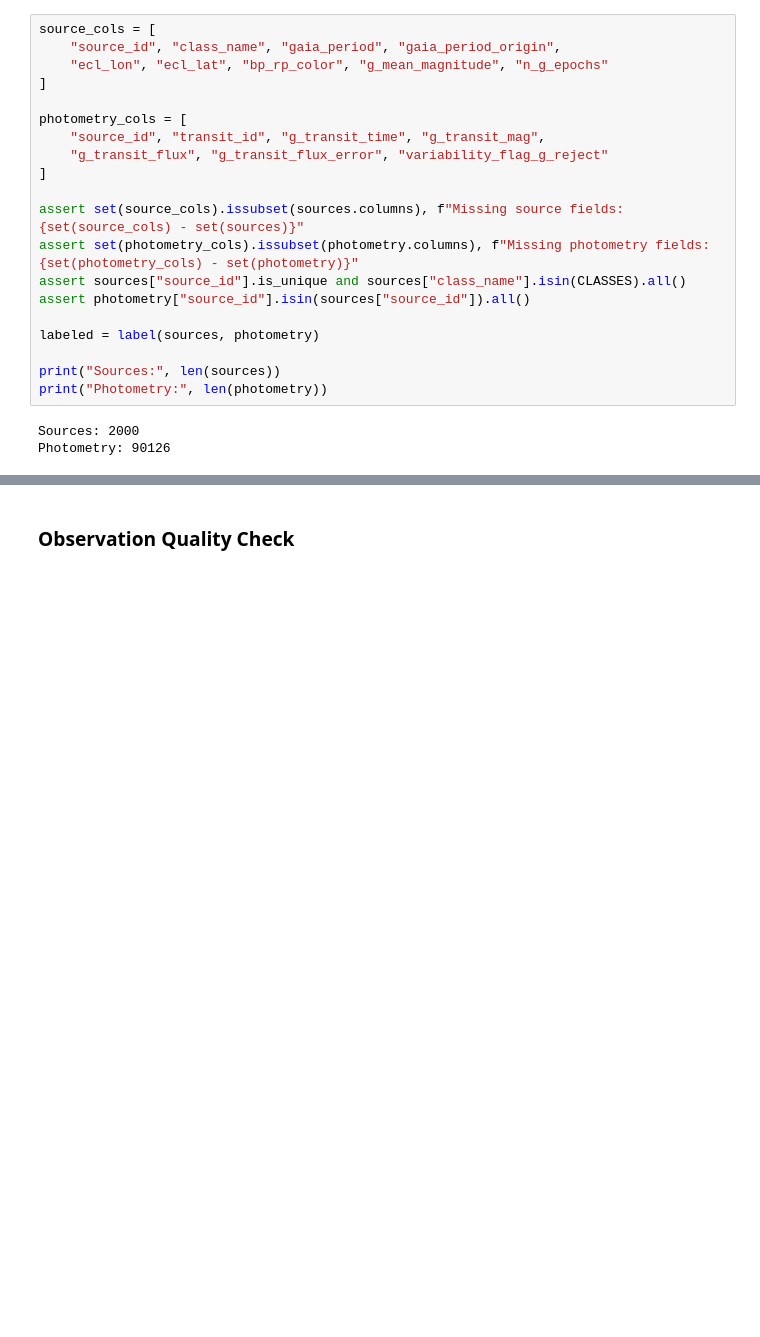
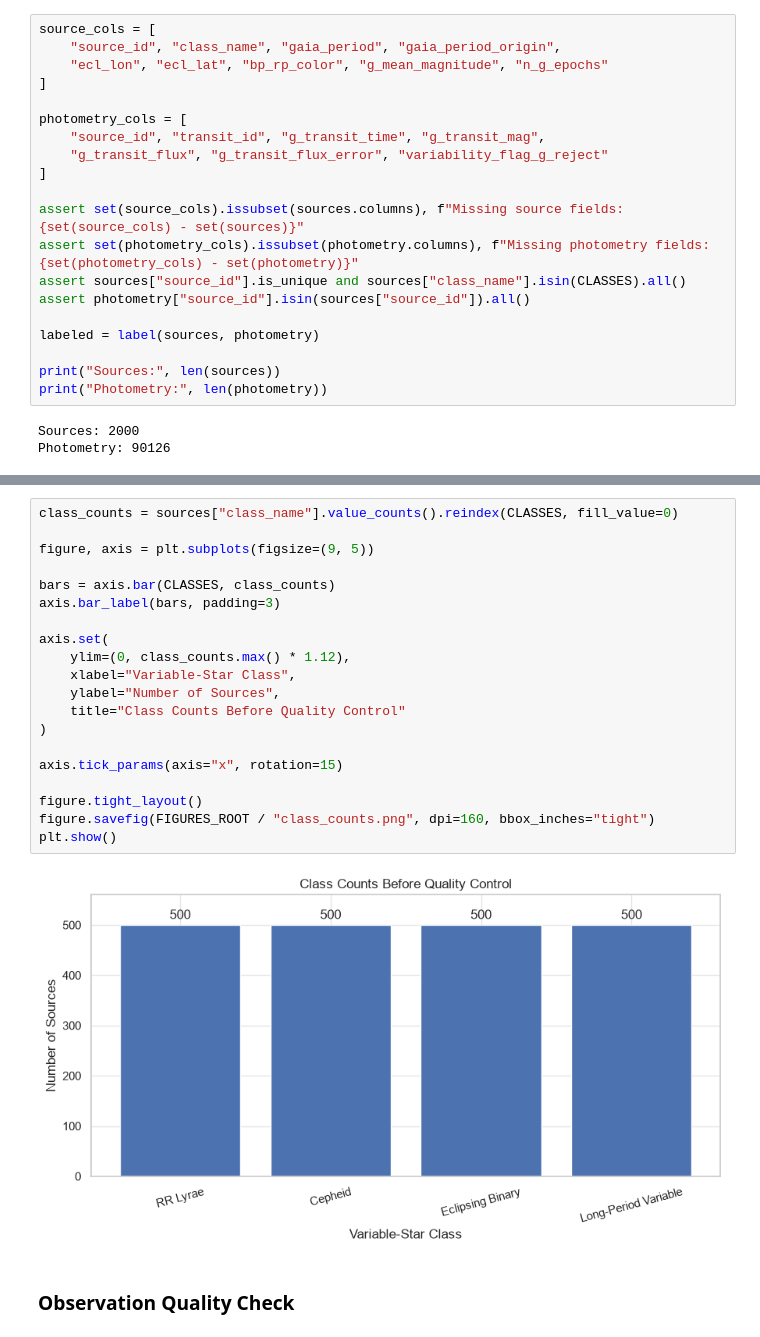
Before and after one commit to sumaitate/gaia-varstars, a Jupyter notebook: notebooks/01_gaia_eda.ipynb, the cells around one changed output, grey strips where cells are left out. Cells and saved outputs as stored; diff of their text form; blank space fills up the shorter version.

```diff
--- a/notebooks/01_gaia_eda.ipynb
+++ b/notebooks/01_gaia_eda.ipynb
@@ -82,6 +82,28 @@ display(sources.head(3))
 | 0 | 245251978451433728 | 1520826064 | 56.420114 | 46.682834 | 65.001881 | 26.115460 | 18.876387 | 19.333345 | ... |
 | 1 | 5712669411241837184 | 1286622709 | 117.543461 | -20.286212 | 124.754685 | -40.459960 | 17.915445 | 18.395552 | ... |
 | 2 | 5862160287770085632 | 343164423 | 198.333702 | -63.766373 | 229.098839 | -50.145385 | 20.633400 | 22.233725 | ... |
+# %%
+class_counts = sources["class_name"].value_counts().reindex(CLASSES, fill_value=0)
+
+figure, axis = plt.subplots(figsize=(9, 5))
+
+bars = axis.bar(CLASSES, class_counts)
+axis.bar_label(bars, padding=3)
+
+axis.set(
+    ylim=(0, class_counts.max() * 1.12),
+    xlabel="Variable-Star Class",
+    ylabel="Number of Sources",
+    title="Class Counts Before Quality Control"
+)
+
+axis.tick_params(axis="x", rotation=15)
+
+figure.tight_layout()
+figure.savefig(FIGURES_ROOT / "class_counts.png", dpi=160, bbox_inches="tight")
+plt.show()
+# %% [output]
+[figure, added]
 # %% [markdown]
 ### Observation Quality Check
 # %%
```
Also changed, not shown: parts of 63 cells of this notebook, 10 other files.
